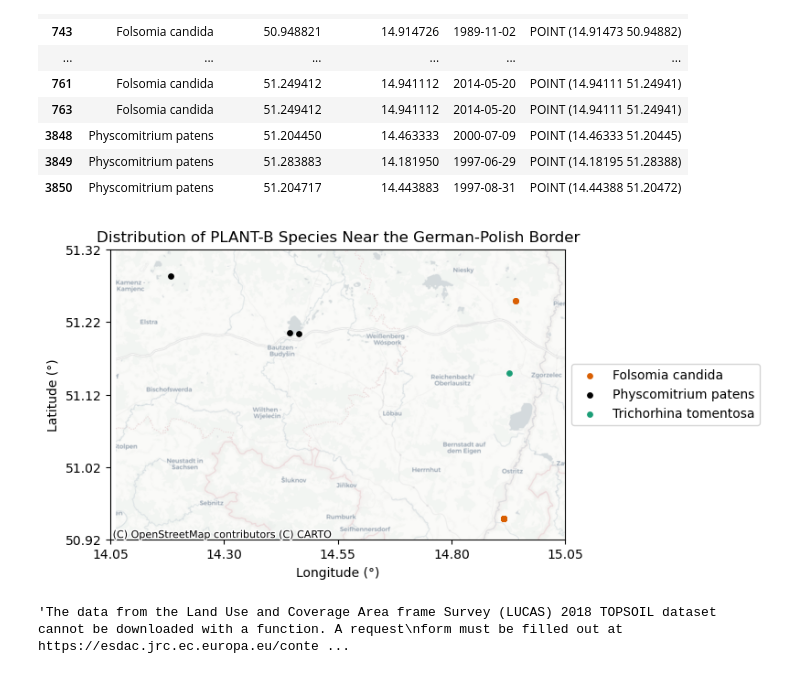
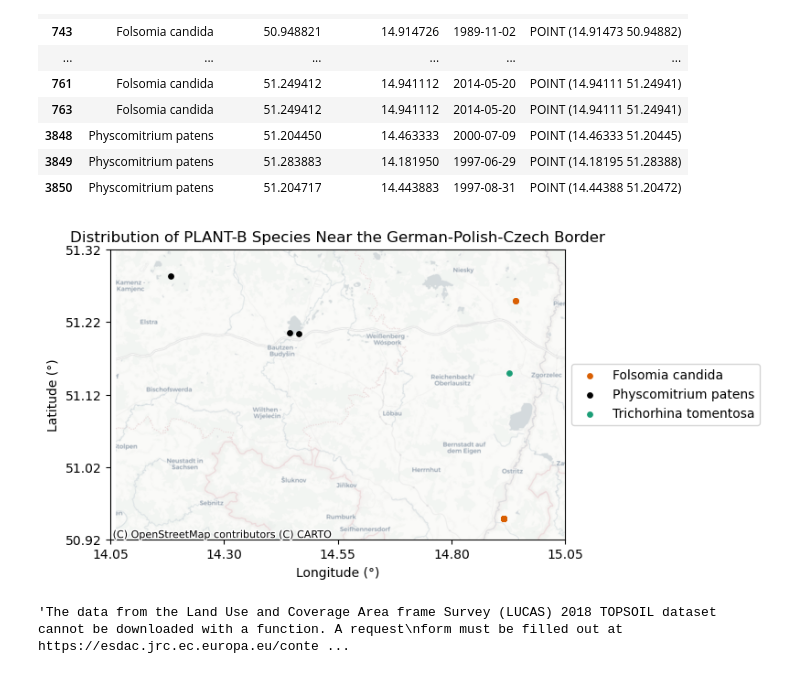
Before and after one commit to TheSpringInstitute/PLANT-B-Stoichiometric-Nutrient-Cycle-Simulation, a Jupyter notebook: part-1-gauging-habitat-nutrient-levels.ipynb, the cells around one changed output. Cells and saved outputs as stored; diff of their text form; code cells hidden in the pictures.

```diff
--- a/part-1-gauging-habitat-nutrient-levels.ipynb
+++ b/part-1-gauging-habitat-nutrient-levels.ipynb
@@ -585,7 +585,7 @@ for species, species_border_gdf in gbif_gdf_geography.groupby("species"):
 ctx.add_basemap(ax, source=ctx.providers.CartoDB.Positron)
 
 # Add labels for the titles and axes
-ax.set_title("Distribution of PLANT-B Species Near the German-Polish Border")
+ax.set_title("Distribution of PLANT-B Species Near the German-Polish-Czech Border")
 ax.set_xlabel("Longitude (°)") # The x-axis will correspond to longitude
 ax.set_ylabel("Latitude (°)") # The y-axis will correspond to latitude
 
@@ -594,34 +594,34 @@ ax.legend(
     # Anchor the legend on its left side
     loc="center left",
     # Move the anchor just outside the plot map
     bbox_to_anchor=(1, 0.5),
     frameon=True)
 plt.tight_layout() # Apply a tight layout to avoid clipping the legend
 
 # Generate evenly spaced longitude and latitude ticks in degrees
 xticks = np.linspace(minx, maxx, 5)
 yticks = np.linspace(miny, maxy, 5)
 
 # Create a transformer to turn the x- and y-axis units back to degrees
 transformer = pyproj.Transformer.from_crs("EPSG:4326", "EPSG:3857", always_xy=True)
 
 # Convert the x-axis and y-axis tick positions to the projected coordinate system using the transformer
 xticks_3857, _ = transformer.transform(xticks, np.full_like(xticks, miny))
 _, yticks_3857 = transformer.transform(np.full_like(yticks, minx), yticks)
 
 # Place the ticks at the correct positions on the projected map
 ax.set_xticks(xticks_3857)
 ax.set_yticks(yticks_3857)
 ax.set_xticklabels([f"{x:.2f}" for x in xticks])
 ax.set_yticklabels([f"{y:.2f}" for y in yticks])
 
 # Save the plot as a png image to the "Plots" folder
 plt.savefig("Plots/PLANT-B_Species_Border_Distribution_Plot.png", dpi=300, bbox_inches="tight")
 
 # Show the plot
 plt.show()
 # %% [output]
-[figure, old version]
+[figure, new version]
 # %%
 # Create a new directory in nutrient_data_dir to store the soil nutrient and microbe data
 soil_dir = os.path.join(nutrient_data_dir, 'soil_dir')
```
Also changed, not shown: parts of 5 cells of this notebook, 2 other files.
